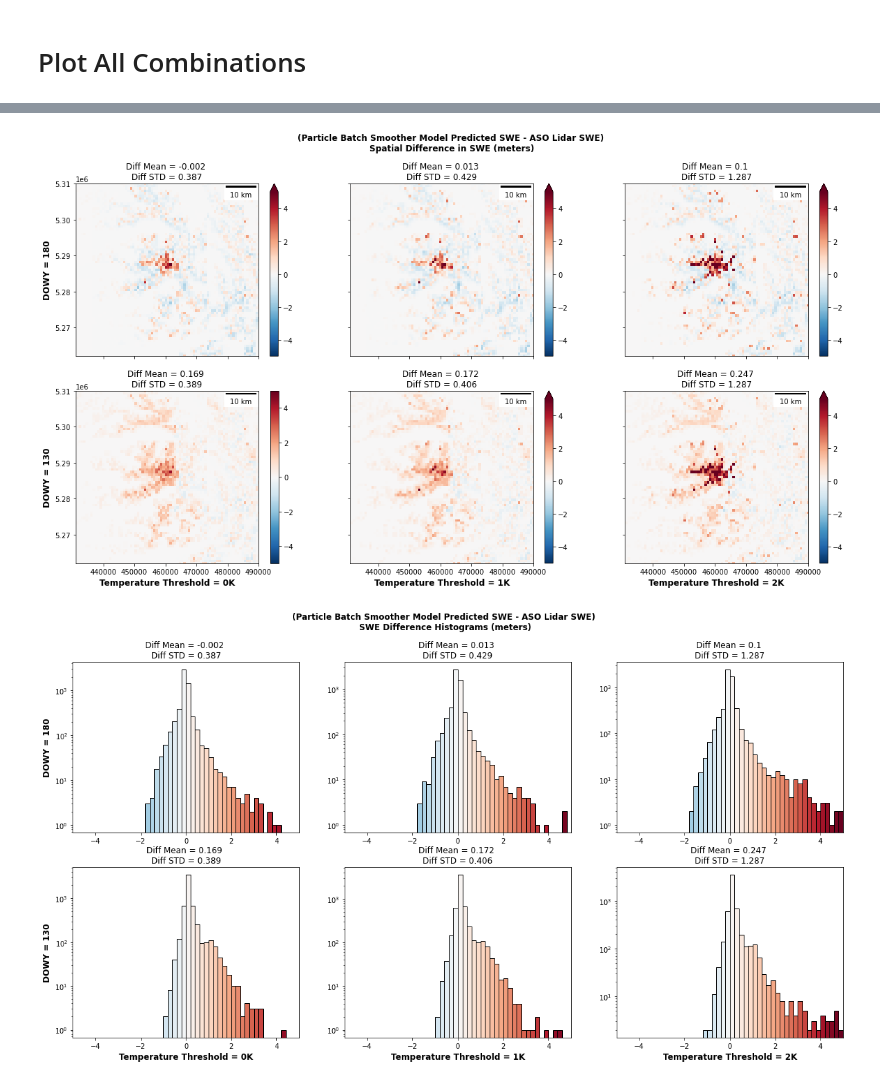
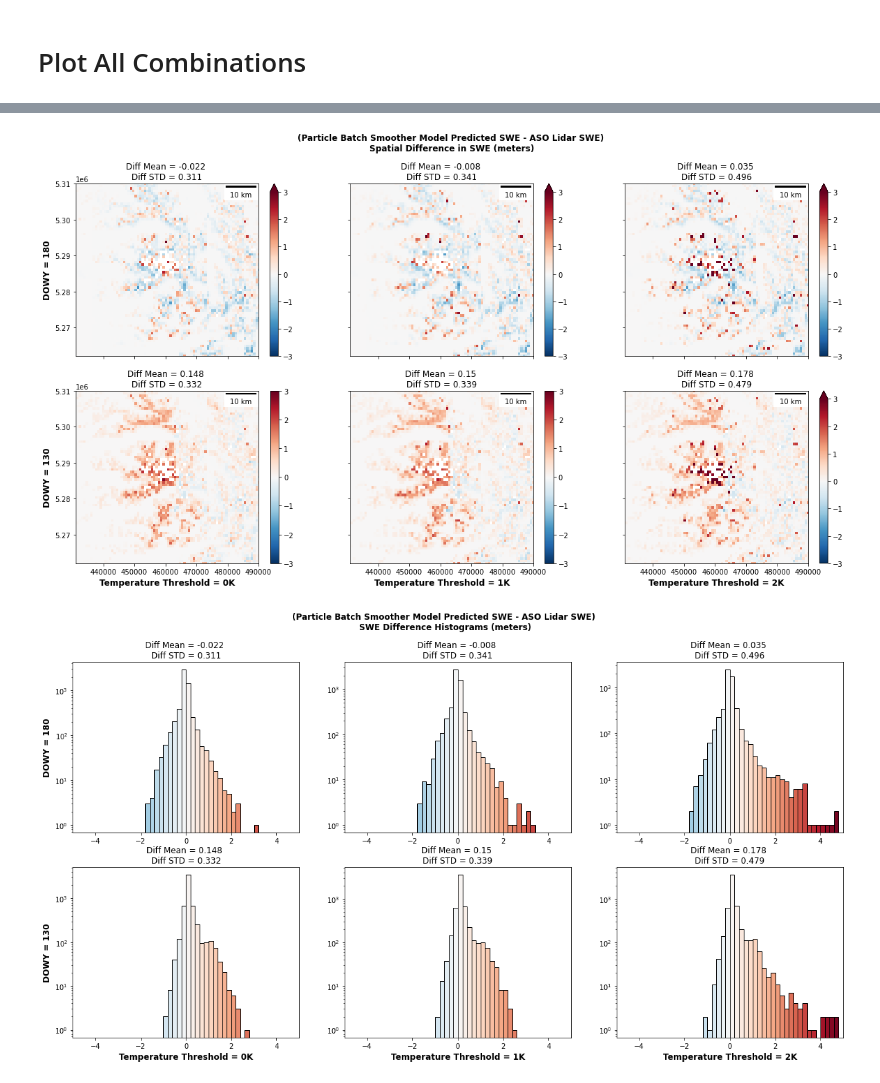
Before and after one commit to bessoh2/SnowHydro, a Jupyter notebook: plot_all_combinations.ipynb, the cells around one changed output, grey strips where cells are left out. Saved outputs shown, nothing was run; the diff lists cells and outputs as text; code cells hidden in the pictures.

Commit message:
analysis across all combinations now excludes glaciers

```diff
--- a/plot_all_combinations.ipynb
+++ b/plot_all_combinations.ipynb
@@ -79 +62,14 @@ difference_t2_d2 = model_reproject_t2_d2 - ASO_500m_ds_d2
+# %%
+# import glacier mask
+glaciers_gdf = gpd.read_file('data/Glacier_shapefiles/glims_polygons.shp')
+# %%
+# mask glaciers and reproject
+model_reproject_t0_d1 = model_ds_t0_d1.rio.clip(glaciers_gdf.geometry.apply(mapping), glaciers_gdf.crs, drop=False,invert=True).rio.reproject_match(ASO_500m_ds_d1)
+model_reproject_t0_d2 = model_ds_t0_d2.rio.clip(glaciers_gdf.geometry.apply(mapping), glaciers_gdf.crs, drop=False,invert=True).rio.reproject_match(ASO_500m_ds_d2)
+
+model_reproject_t1_d1 = model_ds_t1_d1.rio.clip(glaciers_gdf.geometry.apply(mapping), glaciers_gdf.crs, drop=False,invert=True).rio.reproject_match(ASO_500m_ds_d1)
+model_reproject_t1_d2 = model_ds_t1_d2.rio.clip(glaciers_gdf.geometry.apply(mapping), glaciers_gdf.crs, drop=False,invert=True).rio.reproject_match(ASO_500m_ds_d2)
+
+model_reproject_t2_d1 = model_ds_t2_d1.rio.clip(glaciers_gdf.geometry.apply(mapping), glaciers_gdf.crs, drop=False,invert=True).rio.reproject_match(ASO_500m_ds_d1)
+model_reproject_t2_d2 = model_ds_t2_d2.rio.clip(glaciers_gdf.geometry.apply(mapping), glaciers_gdf.crs, drop=False,invert=True).rio.reproject_match(ASO_500m_ds_d2)
 # %%
@@ -89,26 +86,26 @@ difference[2,1] = model_reproject_t2_d2 - ASO_500m_ds_d2
 # %%
 # plot differencing
 f, ax = plt.subplots(2,3,figsize=(20,10),sharex=True,sharey=True)
 f.suptitle('(Particle Batch Smoother Model Predicted SWE - ASO Lidar SWE) \nSpatial Difference in SWE (meters)',fontsize='large', fontweight='bold')
 day_num = [day_num_1,day_num_2]
 threshold = [threshold_0,threshold_1,threshold_2]
 for c, d in enumerate(day_num):
     for r, t in enumerate(threshold):
-        difference[r,c].squeeze().plot.imshow(ax=ax[c,r],vmin=-5,vmax=5,cmap='RdBu_r')
+        difference[r,c].squeeze().plot.imshow(ax=ax[c,r],vmin=-3,vmax=3,cmap='RdBu_r')
         ax[c,r].set_title(f'Diff Mean = {round(float(difference[r,c].mean()),3)} \nDiff STD = {round(float(difference[r,c].std()),3)}')
         #ax[c,r].set_title('')
         ax[c,r].set_xlim([431000, 490000])
         ax[c,r].set_ylim([5.262e6, 5.31e6])
         ax[c,r].add_artist(ScaleBar(1.0))
         ax[c,r].set(xlabel='',ylabel='')
         if c == 1:
             ax[c,r].set_xlabel(f'Temperature Threshold = {t}K',fontsize='large', fontweight='bold')
         if r == 0:
             ax[c,r].set_ylabel(f'DOWY = {d}',fontsize='large', fontweight='bold')
 # %% [output]
-[figure, old version]
+[figure, new version]
 # %%
-# plot differencing
+# plot differencing histogram
 f, ax = plt.subplots(2,3,figsize=(20,10))
 f.suptitle('(Particle Batch Smoother Model Predicted SWE - ASO Lidar SWE) \nSWE Difference Histograms (meters)',fontsize='large', fontweight='bold')
 day_num = [day_num_1,day_num_2]
@@ -133,5 +130,5 @@ for c, d in enumerate(day_num):
         if r == 0:
             ax[c,r].set_ylabel(f'DOWY = {d}',fontsize='large', fontweight='bold')
 # %% [output]
-[figure, old version]
+[figure, new version]
 # %%
```
Also changed, not shown: parts of 6 cells of this notebook.
